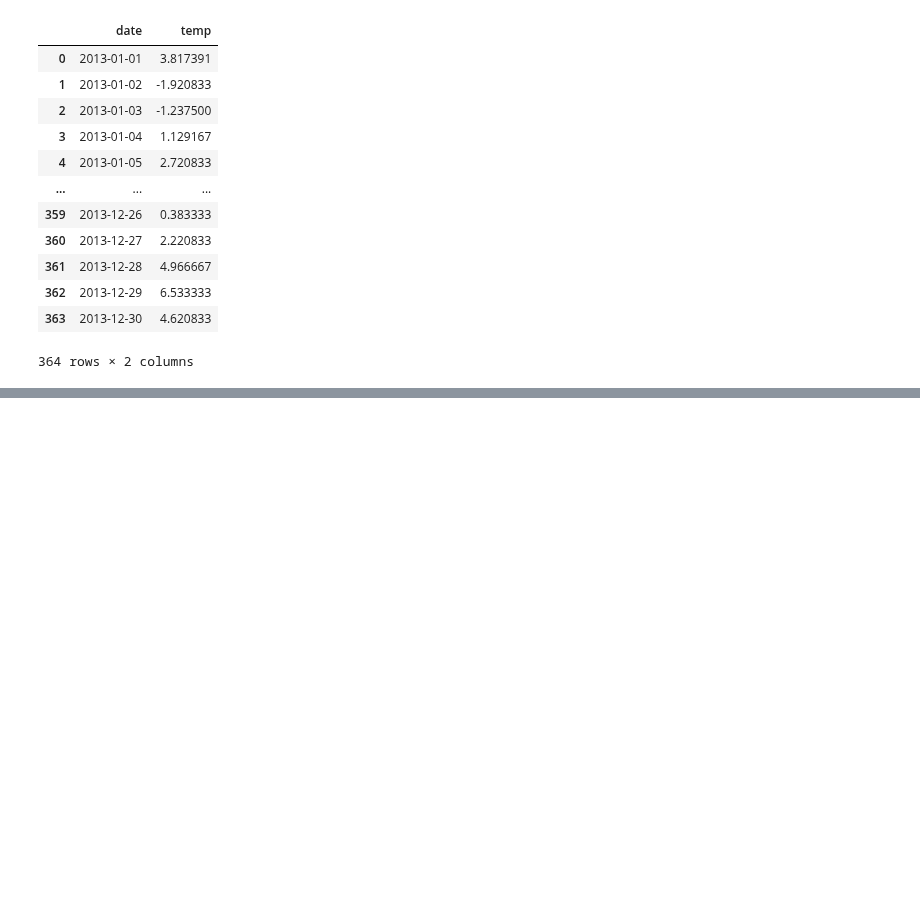
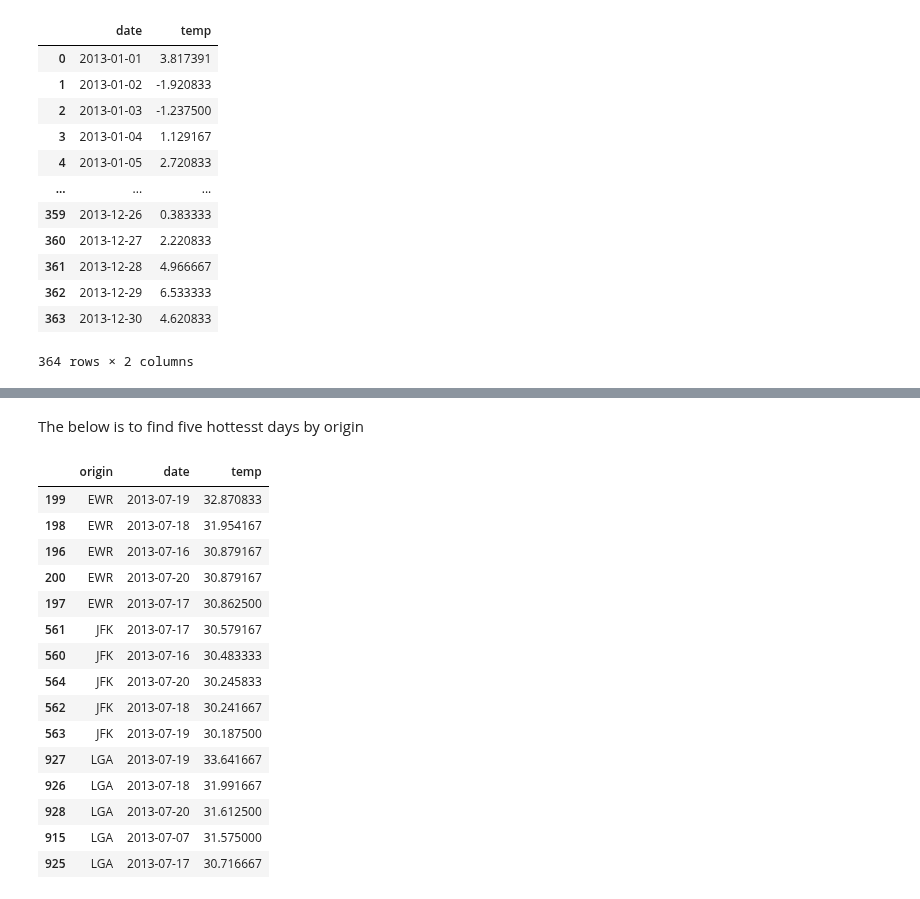
Before and after one commit to praveenkumarbalakrishnan/tasks, a Jupyter notebook: SIG731_Data_Wrangling_Task4P.ipynb, the cells around one changed output, grey strips where cells are left out. Drawn from its saved outputs; the diff is of its cells as text; code cells hidden in the pictures; blank space fills up the shorter version.

```diff
--- a/SIG731_Data_Wrangling_Task4P.ipynb
+++ b/SIG731_Data_Wrangling_Task4P.ipynb
@@ -132,0 +186,25 @@ nycflights13_df.temp.max()
+# %% [markdown]
+The below is to find five hottesst days by origin
+# %%
+origin_daily_temp_mean = nycflights13_df.groupby(
+    ['origin', 'date'])['temp'].mean().reset_index()
+grouped_temp_mean = origin_daily_temp_mean.groupby(
+    'origin')['temp'].nlargest(5).reset_index()
+origin_daily_temp_mean.iloc[grouped_temp_mean['level_1'], ]
+# %% [output]
+|  | origin | date | temp |
+| 199 | EWR | 2013-07-19 | 32.870833 |
+| 198 | EWR | 2013-07-18 | 31.954167 |
+| 196 | EWR | 2013-07-16 | 30.879167 |
+| 200 | EWR | 2013-07-20 | 30.879167 |
+| 197 | EWR | 2013-07-17 | 30.862500 |
+| 561 | JFK | 2013-07-17 | 30.579167 |
+| 560 | JFK | 2013-07-16 | 30.483333 |
+| 564 | JFK | 2013-07-20 | 30.245833 |
+| 562 | JFK | 2013-07-18 | 30.241667 |
+| 563 | JFK | 2013-07-19 | 30.187500 |
+| 927 | LGA | 2013-07-19 | 33.641667 |
+| 926 | LGA | 2013-07-18 | 31.991667 |
+| 928 | LGA | 2013-07-20 | 31.612500 |
+| 915 | LGA | 2013-07-07 | 31.575000 |
+| 925 | LGA | 2013-07-17 | 30.716667 |
```
Also changed, not shown: parts of 21 cells of this notebook.
